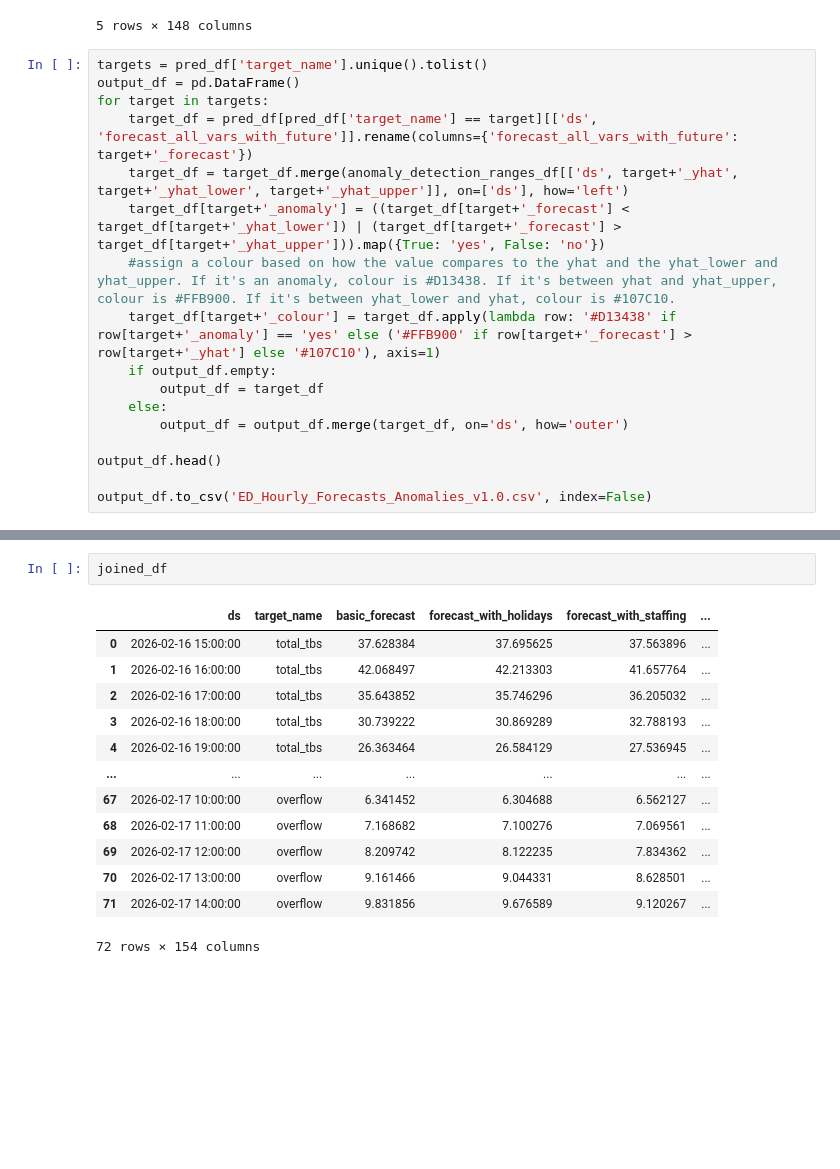
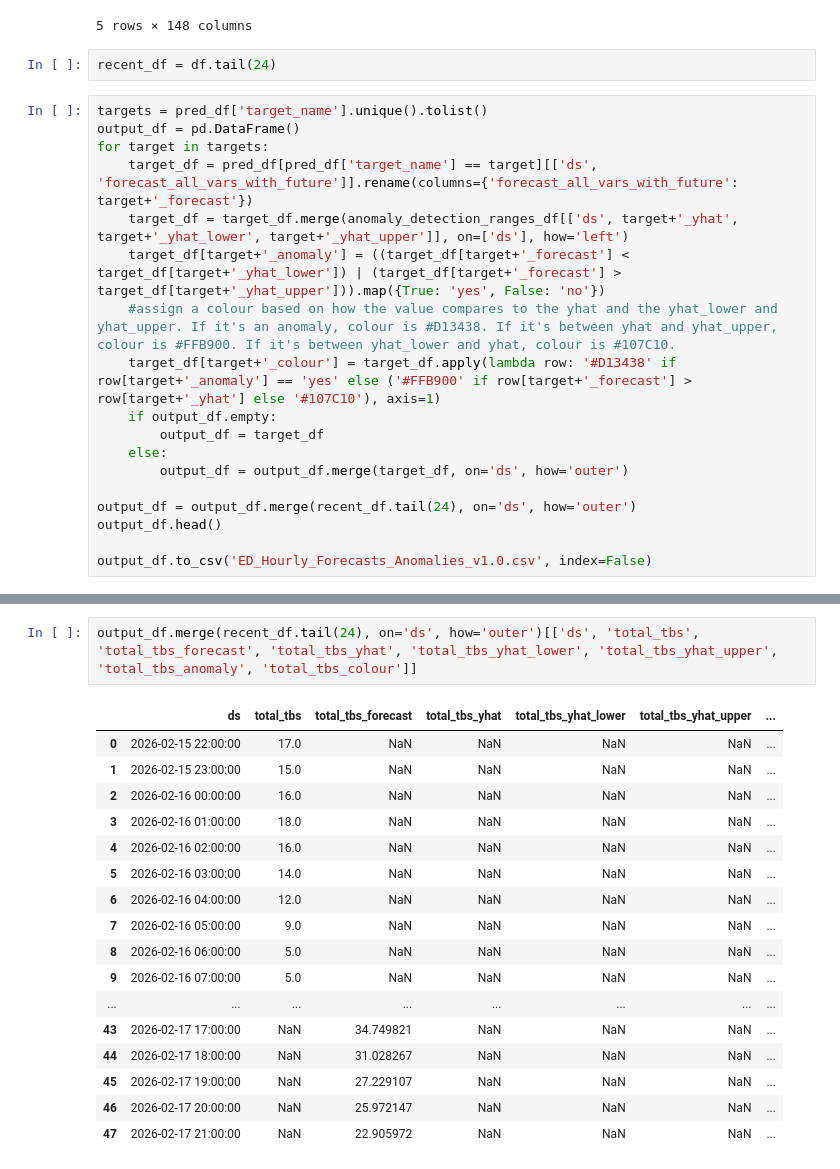
Before and after one commit to drdevinhopkins/ed-flow-2023, a Jupyter notebook: notebooks/jgh/26-02-16-01.ipynb, the cells around one changed output, grey strips where cells are left out. Drawn from its saved outputs; the diff is of its cells as text; blank space fills up the shorter version.

```diff
--- a/notebooks/jgh/26-02-16-01.ipynb
+++ b/notebooks/jgh/26-02-16-01.ipynb
@@ -494,6 +491,8 @@ anomaly_detection_ranges_df.tail()
 | 334 | 2026-02-17 13:00:00 | 10.425223 | 5.926774 | 15.152485 | 72.147128 | ... |
 | 335 | 2026-02-17 14:00:00 | 10.167426 | 4.909505 | 15.298731 | 79.373912 | ... |
 5 rows × 148 columns
+# %%
+recent_df = df.tail(24)
 # %%
 targets = pred_df['target_name'].unique().tolist()
 output_df = pd.DataFrame()
@@ -508,6 +507,7 @@ for target in targets:
     else:
         output_df = output_df.merge(target_df, on='ds', how='outer')
 
+output_df = output_df.merge(recent_df.tail(24), on='ds', how='outer')
 output_df.head()
 
 output_df.to_csv('ED_Hourly_Forecasts_Anomalies_v1.0.csv', index=False)
@@ -522,16 +514,20 @@ output_df.to_csv('ED_Hourly_Forecasts_Anomalies_v1.0.csv', index=False)
-# %%
-joined_df
-# %% [output]
-|  | ds | target_name | basic_forecast | forecast_with_holidays | forecast_with_staffing | ... |
-| 0 | 2026-02-16 15:00:00 | total_tbs | 37.628384 | 37.695625 | 37.563896 | ... |
-| 1 | 2026-02-16 16:00:00 | total_tbs | 42.068497 | 42.213303 | 41.657764 | ... |
-| 2 | 2026-02-16 17:00:00 | total_tbs | 35.643852 | 35.746296 | 36.205032 | ... |
-| 3 | 2026-02-16 18:00:00 | total_tbs | 30.739222 | 30.869289 | 32.788193 | ... |
-| 4 | 2026-02-16 19:00:00 | total_tbs | 26.363464 | 26.584129 | 27.536945 | ... |
-| ... | ... | ... | ... | ... | ... | ... |
-| 67 | 2026-02-17 10:00:00 | overflow | 6.341452 | 6.304688 | 6.562127 | ... |
-| 68 | 2026-02-17 11:00:00 | overflow | 7.168682 | 7.100276 | 7.069561 | ... |
-| 69 | 2026-02-17 12:00:00 | overflow | 8.209742 | 8.122235 | 7.834362 | ... |
-| 70 | 2026-02-17 13:00:00 | overflow | 9.161466 | 9.044331 | 8.628501 | ... |
-| 71 | 2026-02-17 14:00:00 | overflow | 9.831856 | 9.676589 | 9.120267 | ... |
-72 rows × 154 columns
+# %%
+output_df.merge(recent_df.tail(24), on='ds', how='outer')[['ds', 'total_tbs', 'total_tbs_forecast', 'total_tbs_yhat', 'total_tbs_yhat_lower', 'total_tbs_yhat_upper', 'total_tbs_anomaly', 'total_tbs_colour']]
+# %% [output]
+|  | ds | total_tbs | total_tbs_forecast | total_tbs_yhat | total_tbs_yhat_lower | total_tbs_yhat_upper | ... |
+| 0 | 2026-02-15 22:00:00 | 17.0 | NaN | NaN | NaN | NaN | ... |
+| 1 | 2026-02-15 23:00:00 | 15.0 | NaN | NaN | NaN | NaN | ... |
+| 2 | 2026-02-16 00:00:00 | 16.0 | NaN | NaN | NaN | NaN | ... |
+| 3 | 2026-02-16 01:00:00 | 18.0 | NaN | NaN | NaN | NaN | ... |
+| 4 | 2026-02-16 02:00:00 | 16.0 | NaN | NaN | NaN | NaN | ... |
+| 5 | 2026-02-16 03:00:00 | 14.0 | NaN | NaN | NaN | NaN | ... |
+| 6 | 2026-02-16 04:00:00 | 12.0 | NaN | NaN | NaN | NaN | ... |
+| 7 | 2026-02-16 05:00:00 | 9.0 | NaN | NaN | NaN | NaN | ... |
+| 8 | 2026-02-16 06:00:00 | 5.0 | NaN | NaN | NaN | NaN | ... |
+| 9 | 2026-02-16 07:00:00 | 5.0 | NaN | NaN | NaN | NaN | ... |
+| ... | ... | ... | ... | ... | ... | ... | ... |
+| 43 | 2026-02-17 17:00:00 | NaN | 34.749821 | NaN | NaN | NaN | ... |
+| 44 | 2026-02-17 18:00:00 | NaN | 31.028267 | NaN | NaN | NaN | ... |
+| 45 | 2026-02-17 19:00:00 | NaN | 27.229107 | NaN | NaN | NaN | ... |
+| 46 | 2026-02-17 20:00:00 | NaN | 25.972147 | NaN | NaN | NaN | ... |
+| 47 | 2026-02-17 21:00:00 | NaN | 22.905972 | NaN | NaN | NaN | ... |
```
Also changed, not shown: parts of 16 cells of this notebook, 2 other files.
